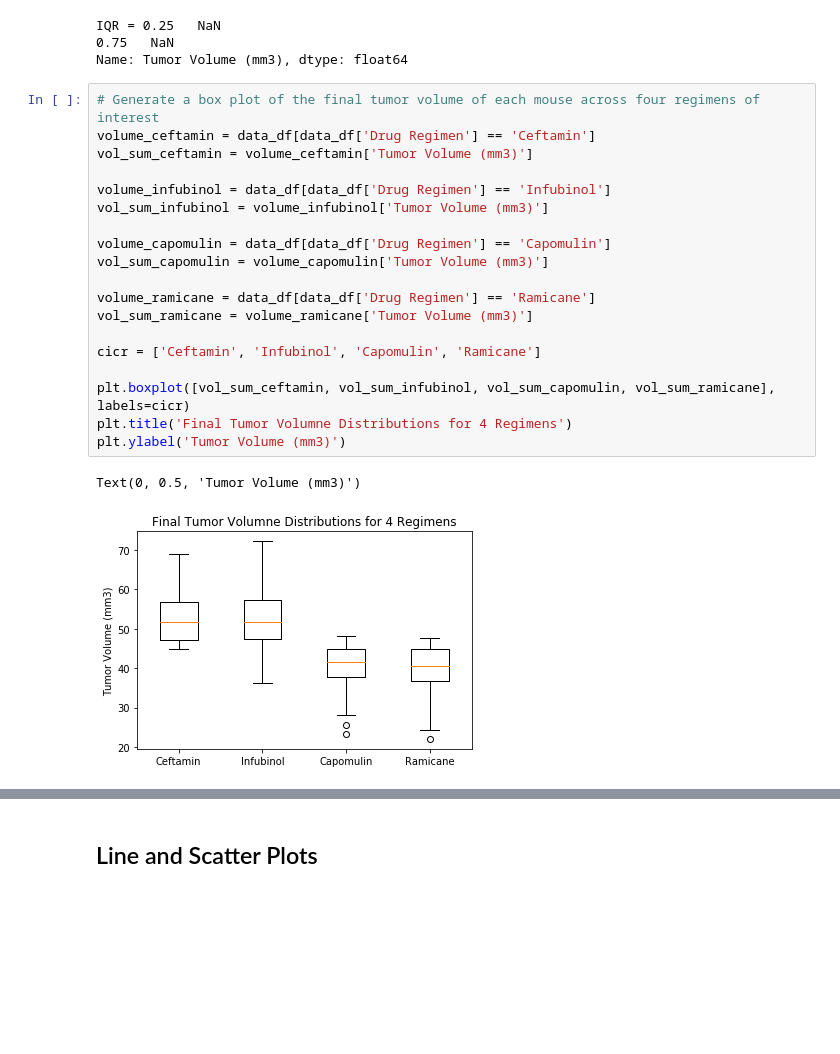
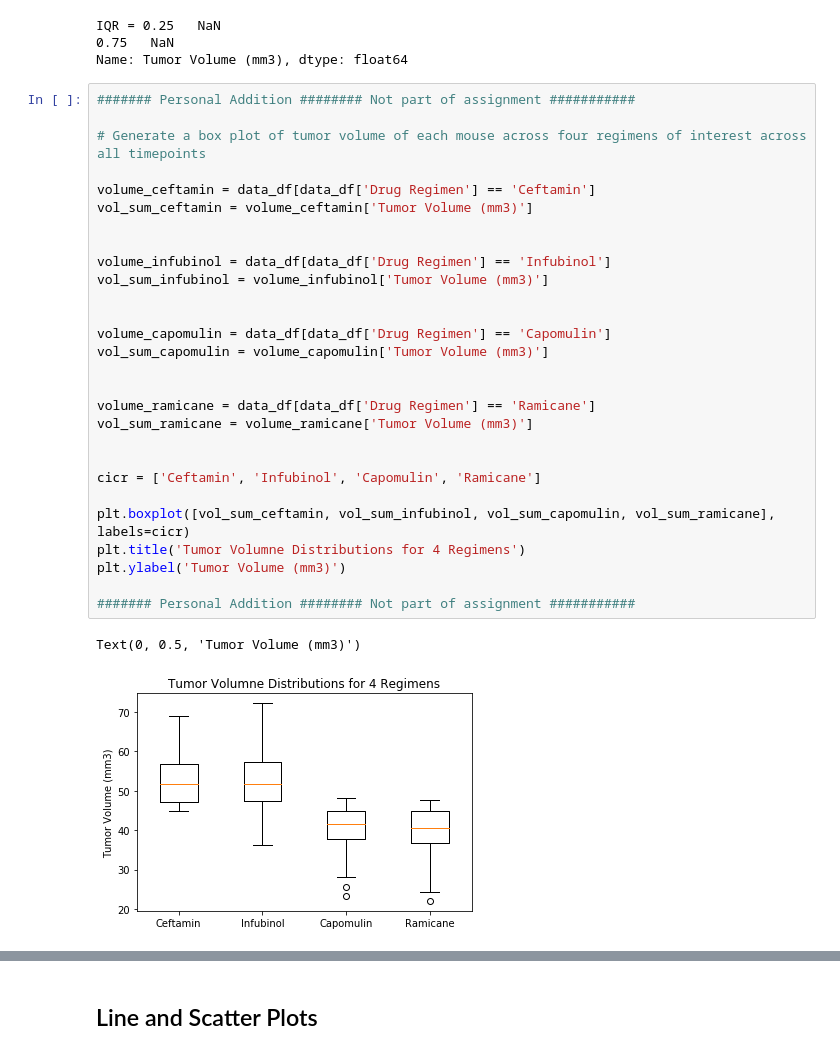
Before and after one commit to bonem97/Matplotlib-Challenge, a Jupyter notebook: pymaceuticals.ipynb, the cells around one changed output, grey strips where cells are left out. Cells and saved outputs as stored; diff of their text form; blank space fills up the shorter version.

```diff
--- a/pymaceuticals.ipynb
+++ b/pymaceuticals.ipynb
@@ -221,24 +230,33 @@ IQR = 0.25   NaN
 0.75   NaN
 Name: Tumor Volume (mm3), dtype: float64
 # %%
-# Generate a box plot of the final tumor volume of each mouse across four regimens of interest
+####### Personal Addition ######## Not part of assignment ###########
+
+# Generate a box plot of tumor volume of each mouse across four regimens of interest across all timepoints
+
 volume_ceftamin = data_df[data_df['Drug Regimen'] == 'Ceftamin']
 vol_sum_ceftamin = volume_ceftamin['Tumor Volume (mm3)']
+
 
 volume_infubinol = data_df[data_df['Drug Regimen'] == 'Infubinol']
 vol_sum_infubinol = volume_infubinol['Tumor Volume (mm3)']
 
+
 volume_capomulin = data_df[data_df['Drug Regimen'] == 'Capomulin']
 vol_sum_capomulin = volume_capomulin['Tumor Volume (mm3)']
+
 
 volume_ramicane = data_df[data_df['Drug Regimen'] == 'Ramicane']
 vol_sum_ramicane = volume_ramicane['Tumor Volume (mm3)']
 
+
 cicr = ['Ceftamin', 'Infubinol', 'Capomulin', 'Ramicane']
 
 plt.boxplot([vol_sum_ceftamin, vol_sum_infubinol, vol_sum_capomulin, vol_sum_ramicane], labels=cicr)
-plt.title('Final Tumor Volumne Distributions for 4 Regimens')
+plt.title('Tumor Volumne Distributions for 4 Regimens')
 plt.ylabel('Tumor Volume (mm3)')
+
+####### Personal Addition ######## Not part of assignment ###########
 # %% [output]
 Text(0, 0.5, 'Tumor Volume (mm3)')
-[figure, old version]
+[figure, new version]
```
Also changed, not shown: parts of 3 cells of this notebook.
